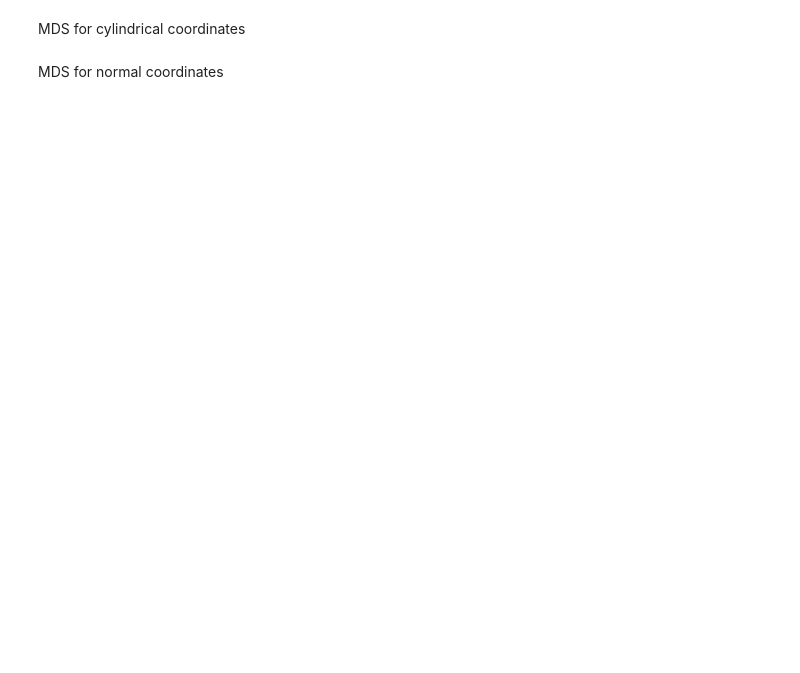
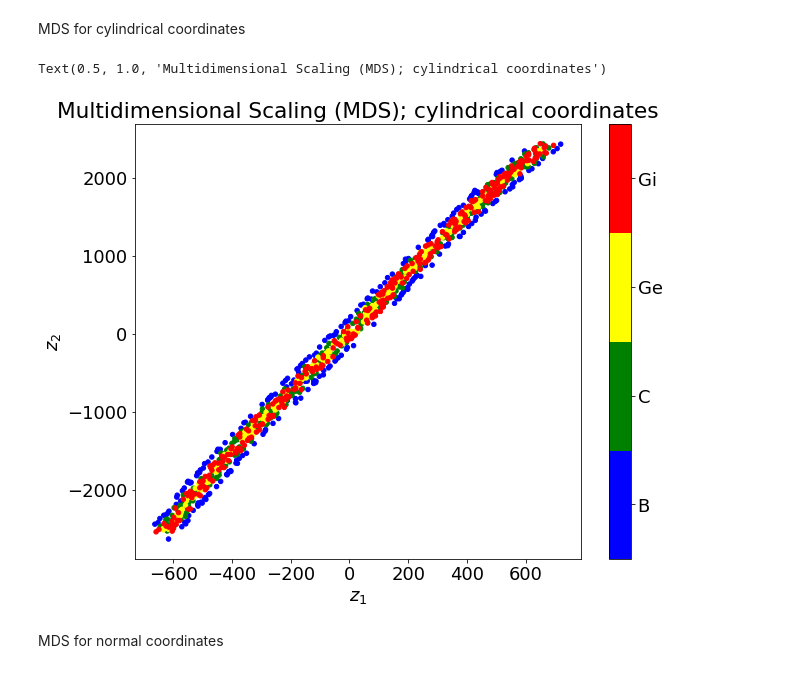
Before and after one commit to quinn-parker/polymer-ML-research, a Jupyter notebook: keras_monomer_fitting_new_data.ipynb, the cells around one changed output. Cells and saved outputs as stored; diff of their text form; code cells hidden in the pictures; blank space fills up the shorter version.

```diff
--- a/keras_monomer_fitting_new_data.ipynb
+++ b/keras_monomer_fitting_new_data.ipynb
@@ -1441,43 +1556,46 @@ fig.show()
 MDS for cylindrical coordinates
 # %%
 #Clunky, but here we read each different type of monomer into a pandas df.
-bData = pd.read_csv('/content/monomer-new-data/cylindrical-configs/b-config-cylindrical.csv', header=None)
-cData = pd.read_csv('/content/monomer-new-data/cylindrical-configs/c-config-cylindrical.csv', header=None)
-geData = pd.read_csv('/content/monomer-new-data/cylindrical-configs/ge-config-cylindrical.csv', header=None)
-giData = pd.read_csv('/content/monomer-new-data/cylindrical-configs/gi-config-cylindrical.csv', header=None)
+bData = pd.read_csv('/content/polymer-ML-research/cylindrical modified coordinates/b-config-cylindrical.csv', header=None)
+cData = pd.read_csv('/content/polymer-ML-research/cylindrical modified coordinates/c-config-cylindrical.csv', header=None)
+geData = pd.read_csv('/content/polymer-ML-research/cylindrical modified coordinates/ge-config-cylindrical.csv', header=None)
+giData = pd.read_csv('/content/polymer-ML-research/cylindrical modified coordinates/gi-config-cylindrical.csv', header=None)
 
-#Read in the "answers" for the monomer types. B = 0, C = 1, Ge = 2, Gi = 3 for our case
-bAnswers = pd.read_csv('/content/monomer-new-data/Answers/b-labels.csv', header = None)
-cAnswers = pd.read_csv('/content/monomer-new-data/Answers/c-labels.csv', header = None)
-geAnswers = pd.read_csv('/content/monomer-new-data/Answers/ge-labels.csv', header=None)
-giAnswers = pd.read_csv('/content/monomer-new-data/Answers/gi-labels.csv', header=None)
+##Read in the "answers" for the monomer types. B = 0, C = 1, Ge = 2, Gi = 3 for our case
+bAnswers = pd.read_csv('/content/polymer-ML-research/Answers/b-labels.csv', header = None)
+cAnswers = pd.read_csv('/content/polymer-ML-research/Answers/c-labels.csv', header = None)
+geAnswers = pd.read_csv('/content/polymer-ML-research/Answers/ge-labels.csv', header=None)
+giAnswers = pd.read_csv('/content/polymer-ML-research/Answers/gi-labels.csv', header=None)
 
 #Now we shall concat, respectivly, the Data & Answers
 totalData = pd.concat([bData, cData, geData, giData])
 totalAnswers = pd.concat([bAnswers, cAnswers, geAnswers, giAnswers])
 
 # MDS #
 
 from sklearn.manifold import MDS
 mds = MDS(n_components=2, metric=True, n_init=10, max_iter=1000, eps=1e-4)
 X_reduced = mds.fit_transform(totalData)
 
 n_classes = 4
 cmap = matplotlib.colors.ListedColormap(['blue', 'green', 'yellow', 'red'])
 
 matplotlib.rcParams.update({'font.size':18})
 plt.figure(figsize=(10,8))
 sc = plt.scatter(X_reduced[:, 0], X_reduced[:, 1], c=totalAnswers, s=20, cmap=cmap)
 cbar = plt.colorbar(sc)
 
 tick_locs = (np.arange(n_classes) + 0.5)*(n_classes-1)/n_classes
 cbar.set_ticks(tick_locs)
 # set tick labels (as before)
 cbar.set_ticklabels(['B', 'C', 'Ge', 'Gi'])
 
 plt.xlabel(r'$z_1$')
 plt.ylabel(r'$z_2$')
-plt.title('Multidimensional Scaling (MDS)')
+plt.title('Multidimensional Scaling (MDS); cylindrical coordinates')
+# %% [output]
+Text(0.5, 1.0, 'Multidimensional Scaling (MDS); cylindrical coordinates')
+[figure, added]
 # %% [markdown]
 MDS for normal coordinates
 # %%
```
Also changed, not shown: parts of 106 cells of this notebook.
